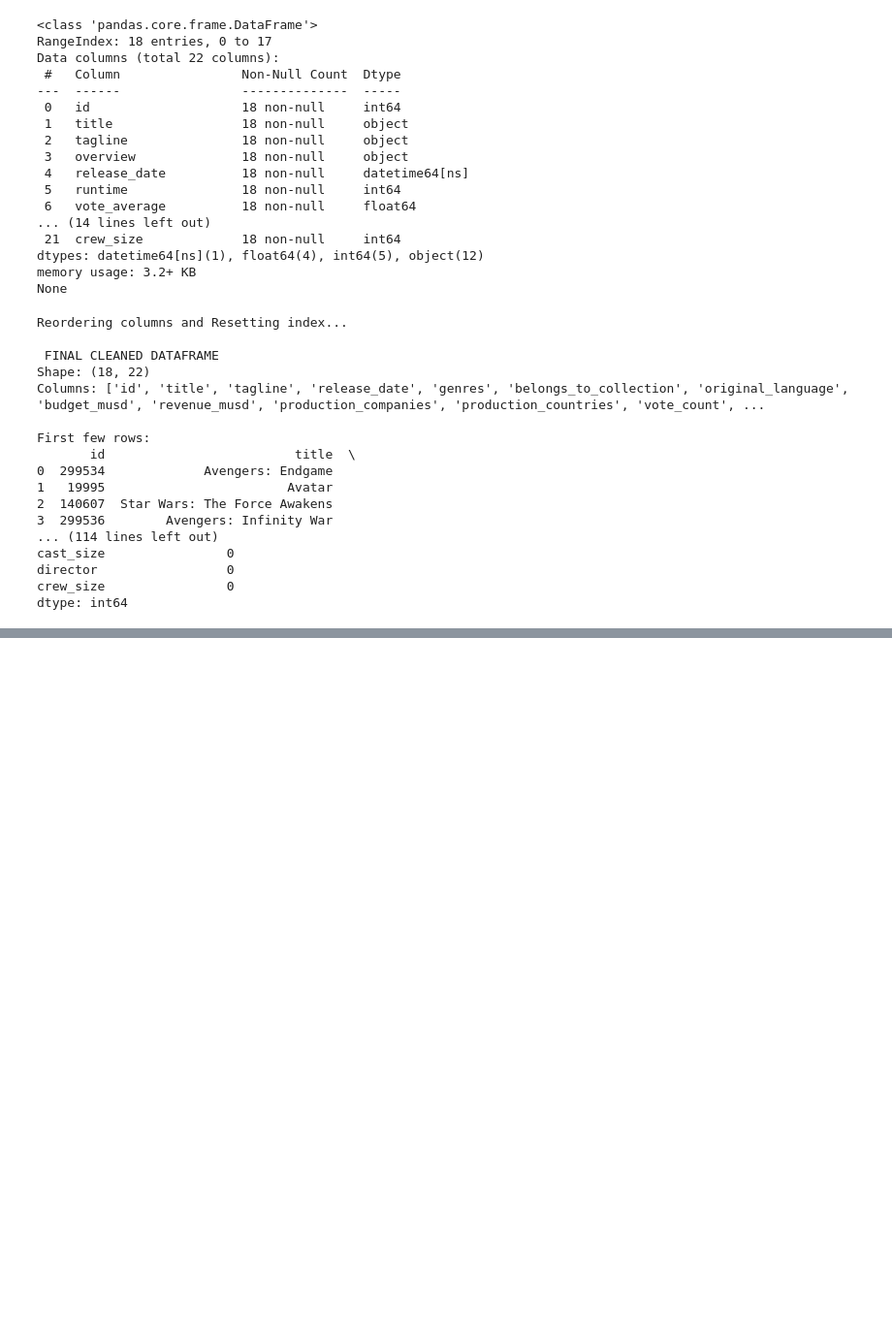
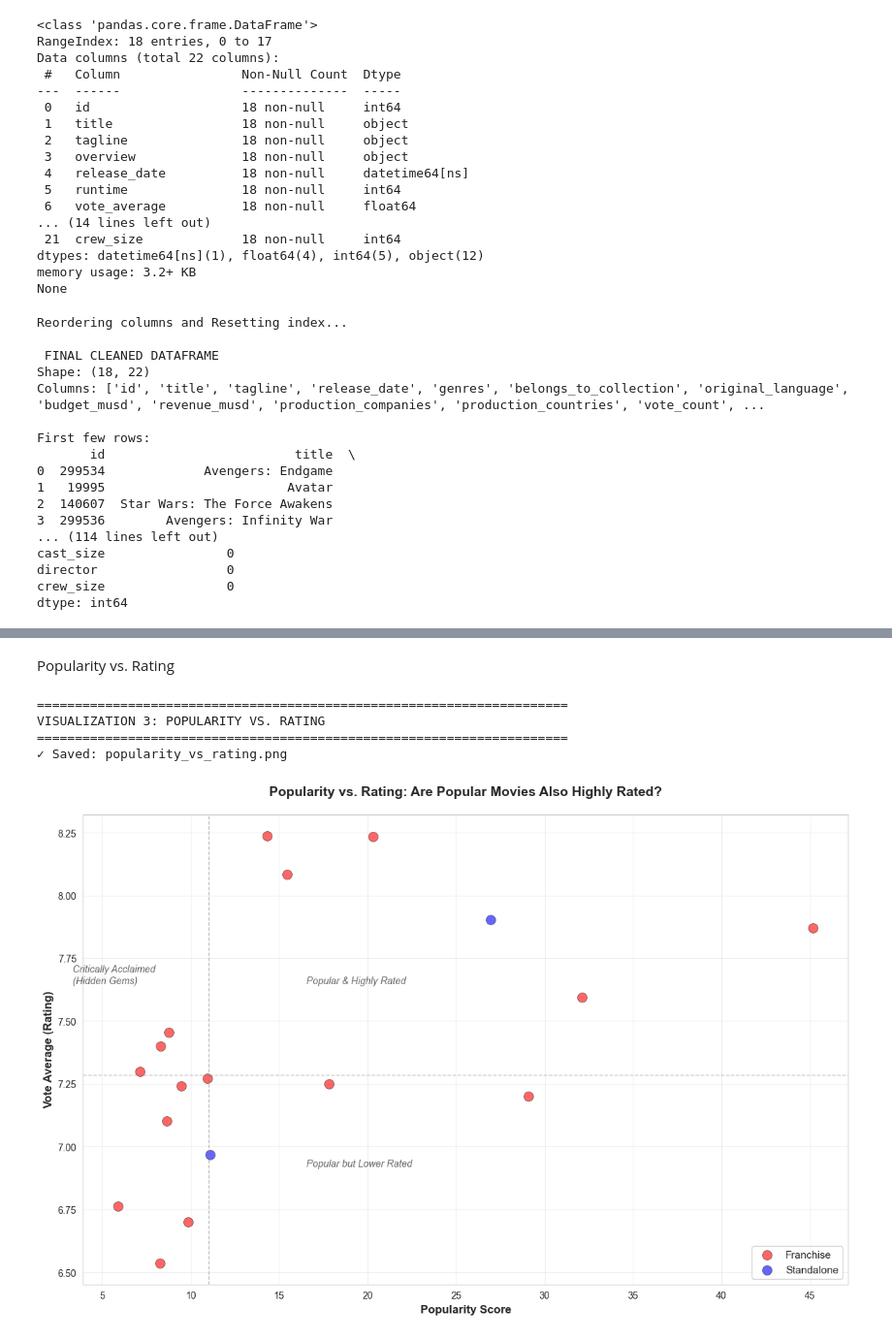
Before and after one commit to CarlitoCrankie/DEM02_TMDB_CARL, a Jupyter notebook: TMBD_EDA.ipynb, the cells around one changed output, grey strips where cells are left out. Shown at 97% size. Drawn from its saved outputs; the diff is of its cells as text; code cells hidden in the pictures; blank space fills up the shorter version.

```diff
--- a/TMBD_EDA.ipynb
+++ b/TMBD_EDA.ipynb
@@ -891,0 +1541,79 @@ dtype: int64
+# %% [markdown]
+Popularity vs. Rating
+# %%
+print("\n" + "="*70)
+print("VISUALIZATION 3: POPULARITY VS. RATING")
+print("="*70)
+
+# Create figure
+fig, ax = plt.subplots(figsize=(12, 8))
+
+# Create scatter plot with franchise color coding
+colors = movies_kpi['is_franchise'].map({True: 'red', False: 'blue'})
+
+for franchise_status in [True, False]:
+    subset = movies_kpi[movies_kpi['is_franchise'] == franchise_status]
+    label = 'Franchise' if franchise_status else 'Standalone'
+    color = 'red' if franchise_status else 'blue'
+
+    ax.scatter(
+        subset['popularity'],
+        subset['vote_average'],
+        c=color,
+        s=100,
+        alpha=0.6,
+        edgecolors='black',
+        linewidth=0.5,
+        label=label
+    )
+
+# Labels and title
+ax.set_xlabel('Popularity Score', fontsize=12, fontweight='bold')
+ax.set_ylabel('Vote Average (Rating)', fontsize=12, fontweight='bold')
+ax.set_title('Popularity vs. Rating: Are Popular Movies Also Highly Rated?',
+             fontsize=14, fontweight='bold', pad=20)
+
+# Add reference lines
+median_rating = movies_kpi['vote_average'].median()
+median_popularity = movies_kpi['popularity'].median()
+
+ax.axhline(y=median_rating, color='gray', linestyle='--', linewidth=1, alpha=0.5)
+ax.axvline(x=median_popularity, color='gray', linestyle='--', linewidth=1, alpha=0.5)
+
+# Add quadrant labels
+ax.text(median_popularity * 1.5, median_rating * 1.05, 'Popular & Highly Rated',
+        fontsize=10, style='italic', alpha=0.7)
+ax.text(median_popularity * 0.3, median_rating * 1.05, 'Critically Acclaimed\n(Hidden Gems)',
+        fontsize=10, style='italic', alpha=0.7)
+ax.text(median_popularity * 1.5, median_rating * 0.95, 'Popular but Lower Rated',
+        fontsize=10, style='italic', alpha=0.7)
+
+ax.legend(loc='lower right', fontsize=11)
+ax.grid(True, alpha=0.3)
+
+plt.tight_layout()
+plt.savefig('popularity_vs_rating.png', dpi=300, bbox_inches='tight')
+print("✓ Saved: popularity_vs_rating.png")
+plt.show()
+
+# Calculate correlation
+correlation = movies_kpi[['popularity', 'vote_average']].corr().iloc[0, 1]
+print(f"\n📊 INSIGHTS:")
+print(f"• Correlation between Popularity and Rating: {correlation:.3f}")
+if correlation > 0.5:
+    print("  → Strong positive correlation: Popular movies tend to be highly rated")
+elif correlation > 0.3:
+    print("  → Moderate positive correlation: Some relationship exists")
+else:
+    print("  → Weak correlation: Popularity and quality are independent")
+
+# Quadrant analysis
+high_pop_high_rate = ((movies_kpi['popularity'] > median_popularity) &
+                       (movies_kpi['vote_average'] > median_rating)).sum()
+print(f"• {high_pop_high_rate} movies are both popular AND highly rated (top-right quadrant)")
+# %% [output]
+======================================================================
+VISUALIZATION 3: POPULARITY VS. RATING
+======================================================================
+✓ Saved: popularity_vs_rating.png
+[figure, added]
```
Also changed, not shown: parts of 29 cells of this notebook, 6 other files.
